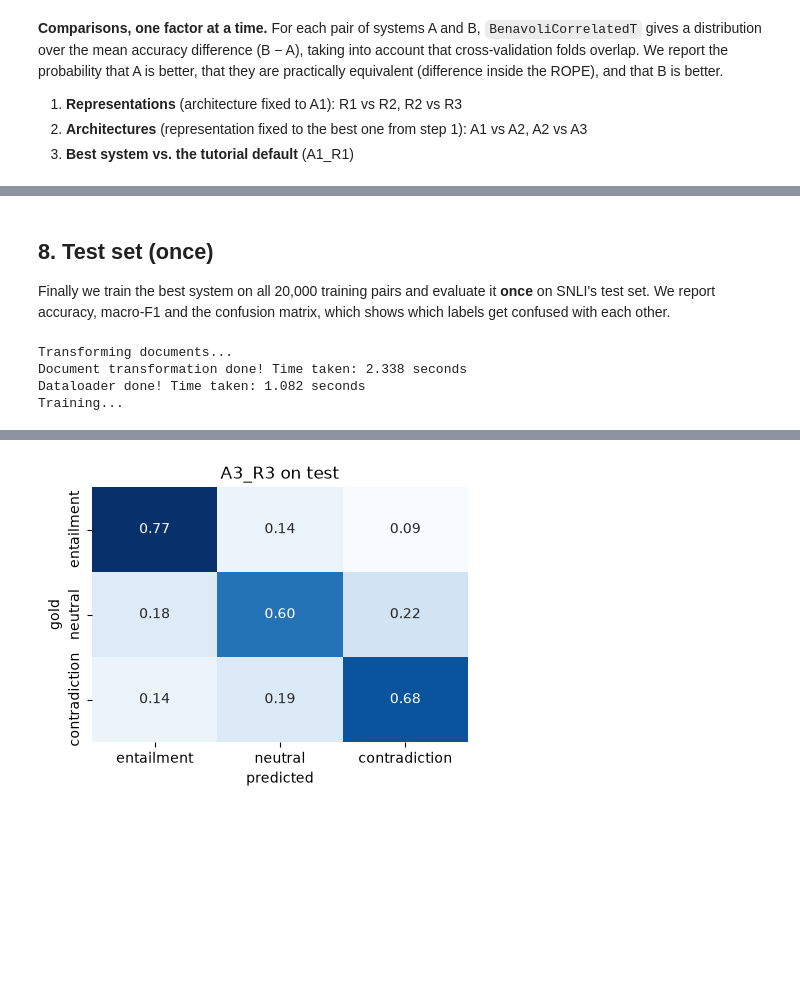
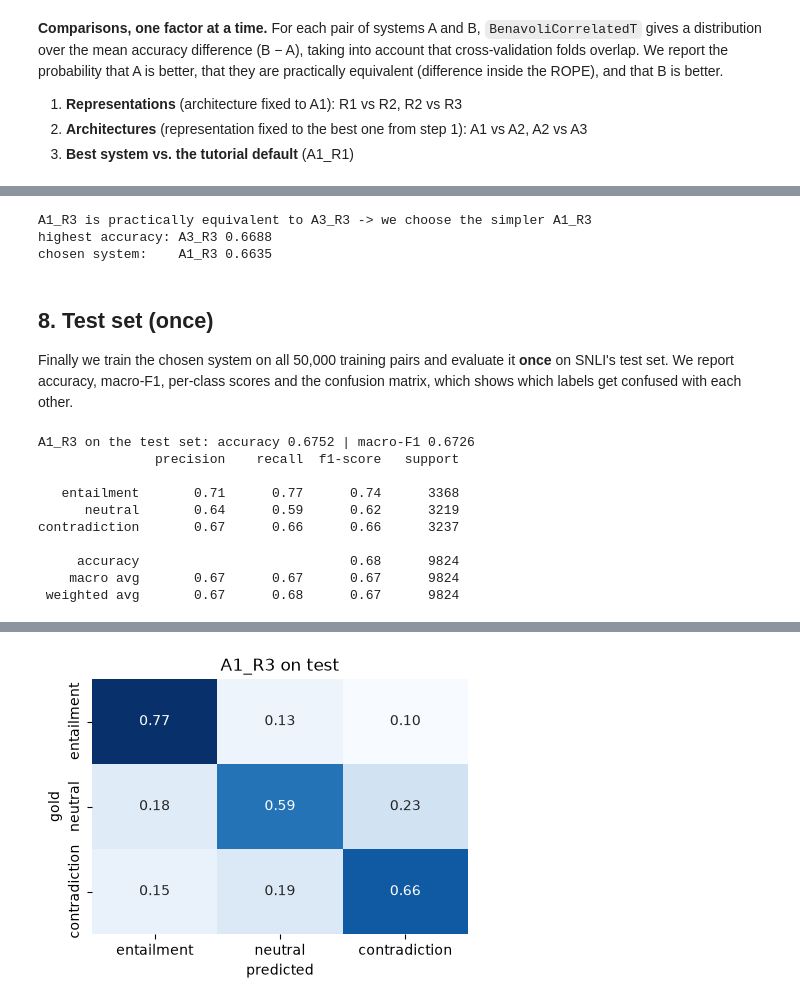
Before and after one commit to vidalisa/natural-language-inference, a Jupyter notebook: project1.ipynb, the cells around one changed output, grey strips where cells are left out. Drawn from its saved outputs; the diff is of its cells as text; code cells hidden in the pictures; blank space fills up the shorter version.

```diff
--- a/project1.ipynb
+++ b/project1.ipynb
@@ -447,5 +452,5 @@ A1_R2 mean accuracy: 0.582 (std 0.0065 )
 # %%
-# run("A2_R1", R1, A2)
-# run("A2_R2", R2, A2)
+run("A2_R1", R1, A2)
+run("A2_R2", R2, A2)
 # %% [output]
 Transforming documents...
@@ -1219,0 +1359,10 @@ A3 last epoch: train 0.649 | validation 0.604 | gap 0.045
+# %%
+# step 3: weight decay (two hidden layers, best dropout and hidden size)
+for weight_decay in [1e-4, 1e-3, 1e-2]:
+    result = try_setting(2, {"dropout": best_dropout, "hidden_dim": best_hidden, "weight_decay": weight_decay})
+    result.update({"step": "weight decay", "value": weight_decay})
+    tuning_rows.append(result)
+    print("weight decay", weight_decay, "->", result)
+step3 = pd.DataFrame([r for r in tuning_rows if r["step"] == "weight decay"])
+best_weight_decay = step3.loc[step3["val acc"].idxmax(), "value"]
+print("best weight decay:", best_weight_decay)
@@ -1219,0 +1509,9 @@ A3 last epoch: train 0.649 | validation 0.604 | gap 0.045
+# %%
+A3 = {
+    "model_option": "mlp",
+    "loglin_args": {},
+    "smlp_args": {"hidden_dim": best_hidden, "dropout": float(best_dropout), "batch_size": 64,
+                  "learning_rate": 1e-4, "weight_decay": float(best_weight_decay), "num_epochs": 15},
+    "num_layers": best_layers,
+}
+print("A3:", A3["num_layers"], "hidden layer(s),", A3["smlp_args"])
@@ -1516,9 +1891,29 @@ best representation with A1: R3 | best system overall: A3_R3
+# %%
+# order from simplest to most complex
+simplicity_order = ["A1_R1", "A1_R2", "A1_R3", "A2_R1", "A2_R2", "A2_R3", "A3_R1", "A3_R2", "A3_R3"]
+
+chosen = best_system
+for name in simplicity_order:
+    if name == best_system:
+        break   # nothing simpler is equivalent
+    row = compare(name, best_system, plot=False)
+    if row.get("P(equivalent) " + str(ROPE), 0) >= 0.95:
+        chosen = name
+        print(name, "is practically equivalent to", best_system, "-> we choose the simpler", name)
+        break
+
+print("highest accuracy:", best_system, round(get_accuracies(best_system).mean(), 4))
+print("chosen system:   ", chosen, round(get_accuracies(chosen).mean(), 4))
+# %% [output]
+A1_R3 is practically equivalent to A3_R3 -> we choose the simpler A1_R3
+highest accuracy: A3_R3 0.6688
+chosen system:    A1_R3 0.6635
 # %% [markdown]
 ## 8. Test set (once)
 
-Finally we train the best system on all 20,000 training pairs and evaluate it **once** on SNLI's test set. We report accuracy, macro-F1 and the confusion matrix, which shows which labels get confused with each other.
+Finally we train the chosen system on all 50,000 training pairs and evaluate it **once** on SNLI's test set. We report accuracy, macro-F1, per-class scores and the confusion matrix, which shows which labels get confused with each other.
 # %%
-final = best_system
+final = chosen
 architecture_name = final.split("_")[0]
 representation_name = final.split("_")[1]
 
@@ -1547,6 +1942,7 @@ if architecture["model_option"] == "logistic":
     preds = part1.loglin.predict(test_texts, model, encoder)
 else:
     # val_pairs is only used to pick the best epoch, the test set is only used for predicting
+    use_layers(architecture["num_layers"])
     settings = architecture["smlp_args"]
     part1.smlp.train_neural_network_model(
         train_pairs, val_pairs, len(LABELS), encoder, save_to="results/final_model",
@@ -1569,9 +1965,16 @@ plt.xlabel("predicted")
 plt.ylabel("gold")
 plt.title(final + " on test")
 plt.tight_layout()
+plt.savefig("results/graphs/confusion_matrix_test.png", dpi=150)
 plt.show()
 # %% [output]
-Transforming documents...
-Document transformation done! Time taken: 2.338 seconds
-Dataloader done! Time taken: 1.082 seconds
-Training...
+A1_R3 on the test set: accuracy 0.6752 | macro-F1 0.6726
+               precision    recall  f1-score   support
+
+   entailment       0.71      0.77      0.74      3368
+      neutral       0.64      0.59      0.62      3219
+contradiction       0.67      0.66      0.66      3237
+
+     accuracy                           0.68      9824
+    macro avg       0.67      0.67      0.67      9824
+ weighted avg       0.67      0.68      0.67      9824
@@ -1595 +1981 @@ Epoch 12 | train loss: 0.7447 | train acc: 0.6840 | val loss: 0.7362 | val acc:
-[figure, old version]
+[figure, new version]
```
Also changed, not shown: parts of 57 cells of this notebook.
